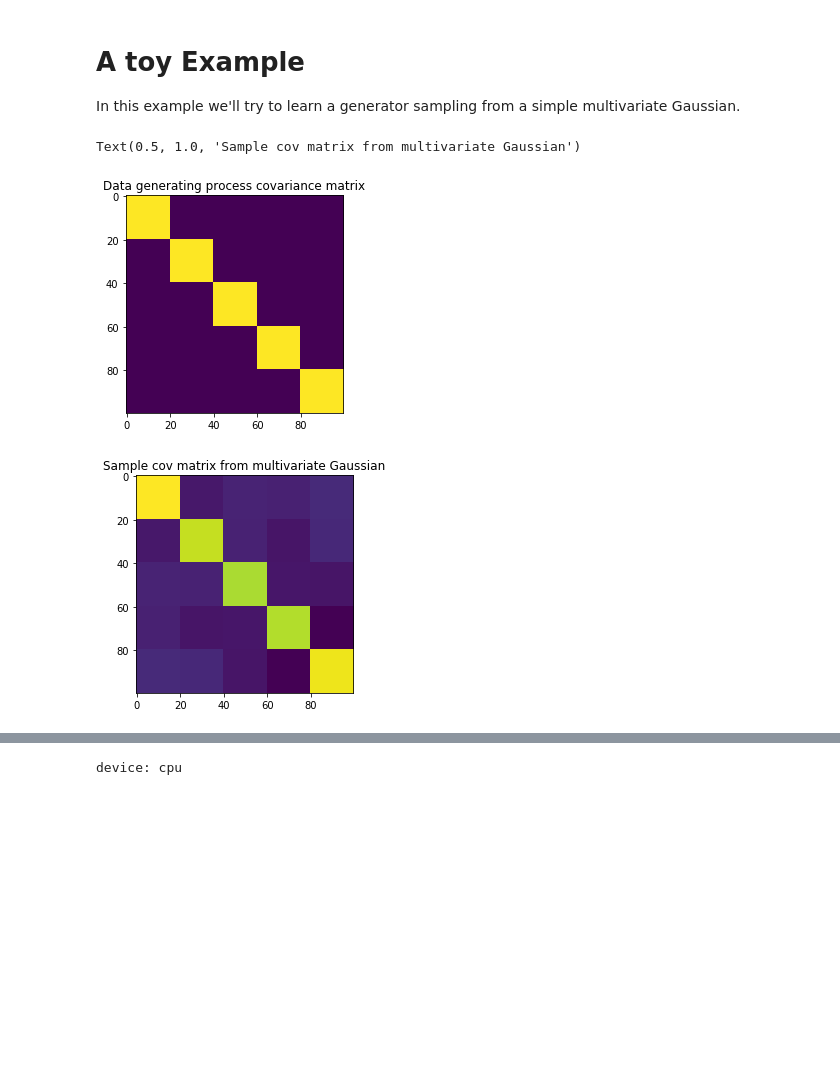
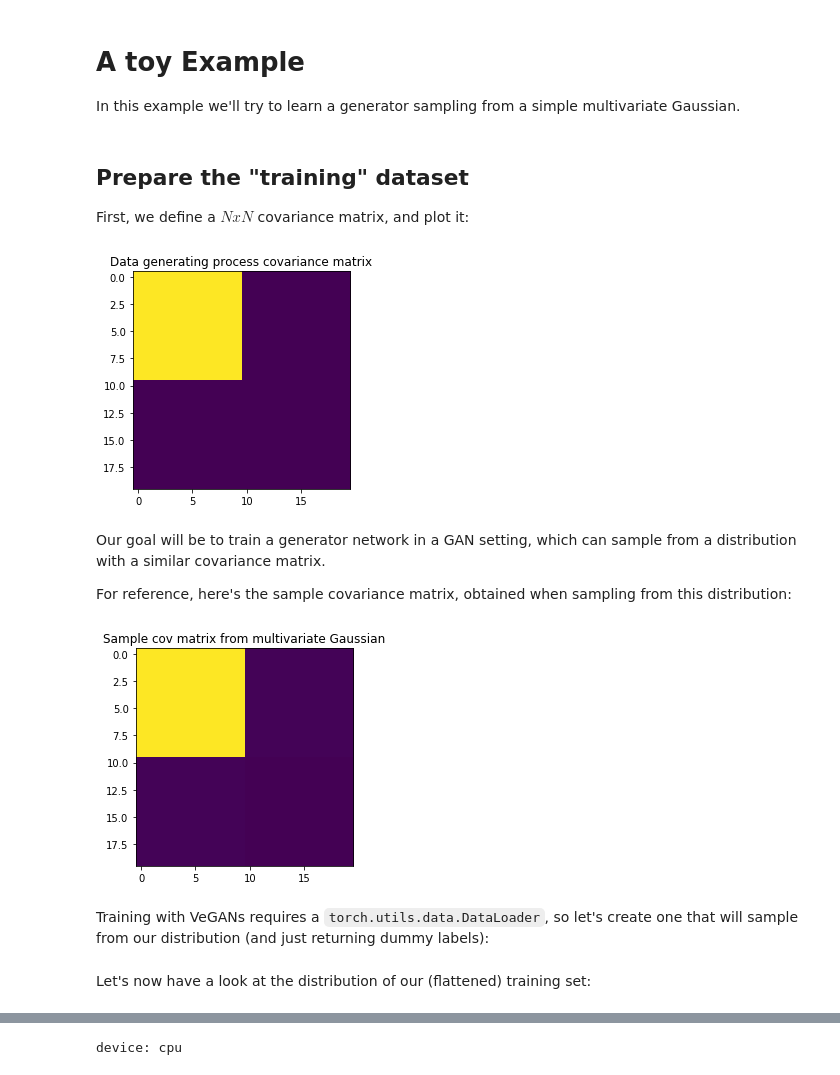
Before and after one commit to unit8co/vegans, a Jupyter notebook: notebooks/toy-example.ipynb, the cells around one changed output, grey strips where cells are left out. Saved outputs shown, nothing was run; the diff lists cells and outputs as text; code cells hidden in the pictures; blank space fills up the shorter version.

```diff
--- a/notebooks/toy-example.ipynb
+++ b/notebooks/toy-example.ipynb
@@ -20,26 +20,28 @@ ngpus = 0
+# %%
+nz = 5  # noise vector size
+N = 20  # size of sampled vectors
+# %% [markdown]
+## Prepare the "training" dataset
+First, we define a $NxN$ covariance matrix, and plot it:
+# %%
+cov_mat = 0.1 * np.ones((N,N))
+cov_mat[0:10,0:10] = 0.8
+
+plt.imshow(cov_mat)
+plt.title('Data generating process covariance matrix');
+# %% [output]
+[figure, added]
+# %% [markdown]
+Our goal will be to train a generator network in a GAN setting, which can sample from a distribution with a similar covariance matrix.
+
+For reference, here's the sample covariance matrix, obtained when sampling from this distribution:
 # %%
-""" tests
-"""
-N = 100
-cov_mat = 0.3 * np.ones((N,N))
-
-# define 10 ranges:
-for i in range(5):
-    cov_mat[i*20:(i+1)*20,i*20:(i+1)*20] = 0.7
-
-plt.imshow(cov_mat)
-plt.title('Data generating process covariance matrix')
-
-# sample. TODO: also retrieve non-trivial mean?
-samples = np.random.multivariate_normal(mean=np.array([0. for _ in range(N)]), cov=cov_mat, size=1000)
+samples = np.random.multivariate_normal(mean=np.array([0. for _ in range(N)]), cov=cov_mat, size=50)
 
 # re-cover matrix
 cov_mat_recovered = np.cov(samples.T)
 
-plt.figure()
 plt.imshow(cov_mat_recovered)
-plt.title('Sample cov matrix from multivariate Gaussian')
+plt.title('Sample cov matrix from multivariate Gaussian');
 # %% [output]
-Text(0.5, 1.0, 'Sample cov matrix from multivariate Gaussian')
-[figure, old version]
+[figure, new version]
-[figure, removed]
@@ -65,0 +48,2 @@ dataloader = DataLoader(dataset, batch_size=16)
+# %% [markdown]
+Training with VeGANs requires a `torch.utils.data.DataLoader`, so let's create one that will sample from our distribution (and just returning dummy labels):
@@ -66,3 +60,5 @@ dataloader = DataLoader(dataset, batch_size=16)
+# %% [markdown]
+Let's now have a look at the distribution of our (flattened) training set:
 # %%
 """ Look at our (flattened) data distribution
 """
```
Also changed, not shown: parts of 27 cells of this notebook.
